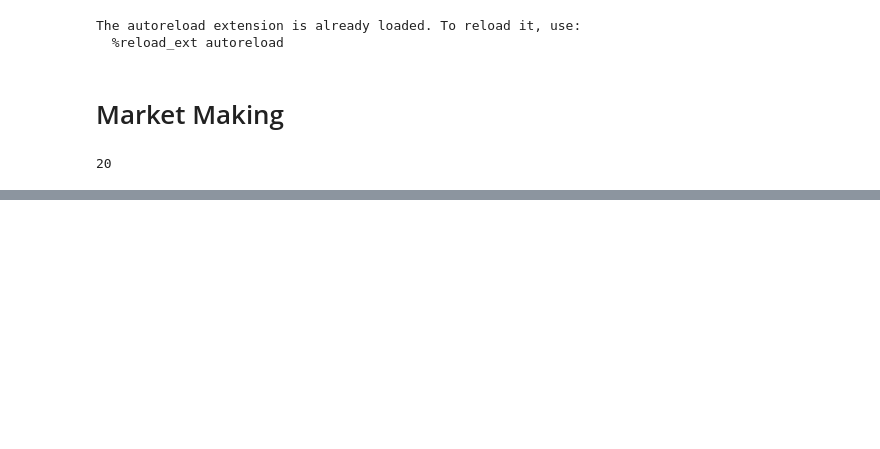
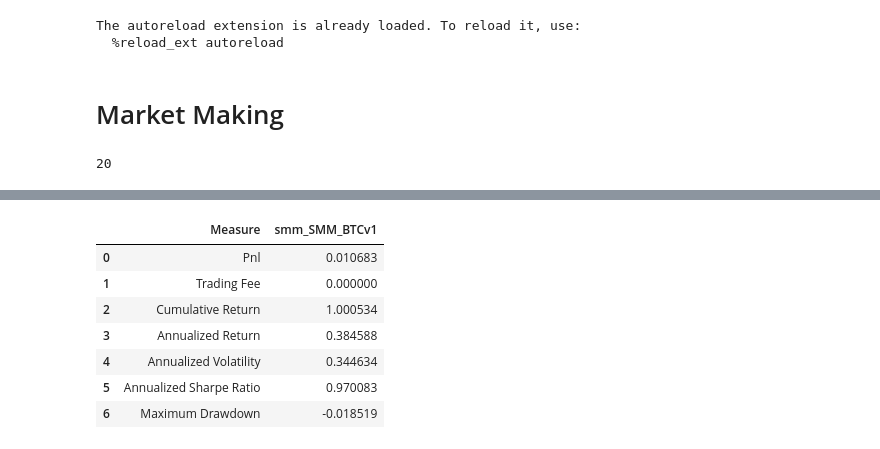
Before and after one commit to lok419/my-trading, a Jupyter notebook: strategy_v3/notebook/Market Making.ipynb, the cells around one changed output, grey strips where cells are left out. Cells and saved outputs as stored; diff of their text form; code cells hidden in the pictures; blank space fills up the shorter version.

```diff
--- a/strategy_v3/notebook/Market Making.ipynb
+++ b/strategy_v3/notebook/Market Making.ipynb
@@ -122,0 +124,13 @@ orders
+# %%
+strategy.load_data('24 Hours Ago', lookback_end='12 Hours Ago')
+# %%
+strategy.summary()
+# %% [output]
+|  | Measure | smm_SMM_BTCv1 |
+| 0 | Pnl | 0.010683 |
+| 1 | Trading Fee | 0.000000 |
+| 2 | Cumulative Return | 1.000534 |
+| 3 | Annualized Return | 0.384588 |
+| 4 | Annualized Volatility | 0.344634 |
+| 5 | Annualized Sharpe Ratio | 0.970083 |
+| 6 | Maximum Drawdown | -0.018519 |
```
Also changed, not shown: parts of 3 cells of this notebook, 9 other files.
